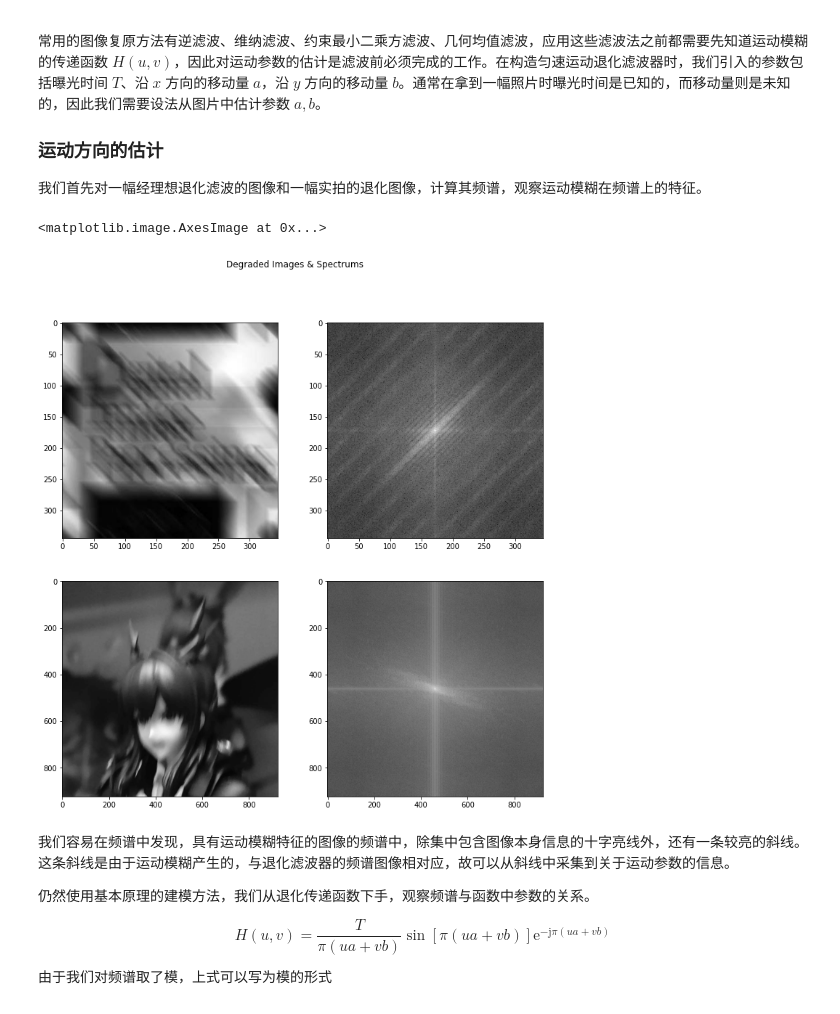
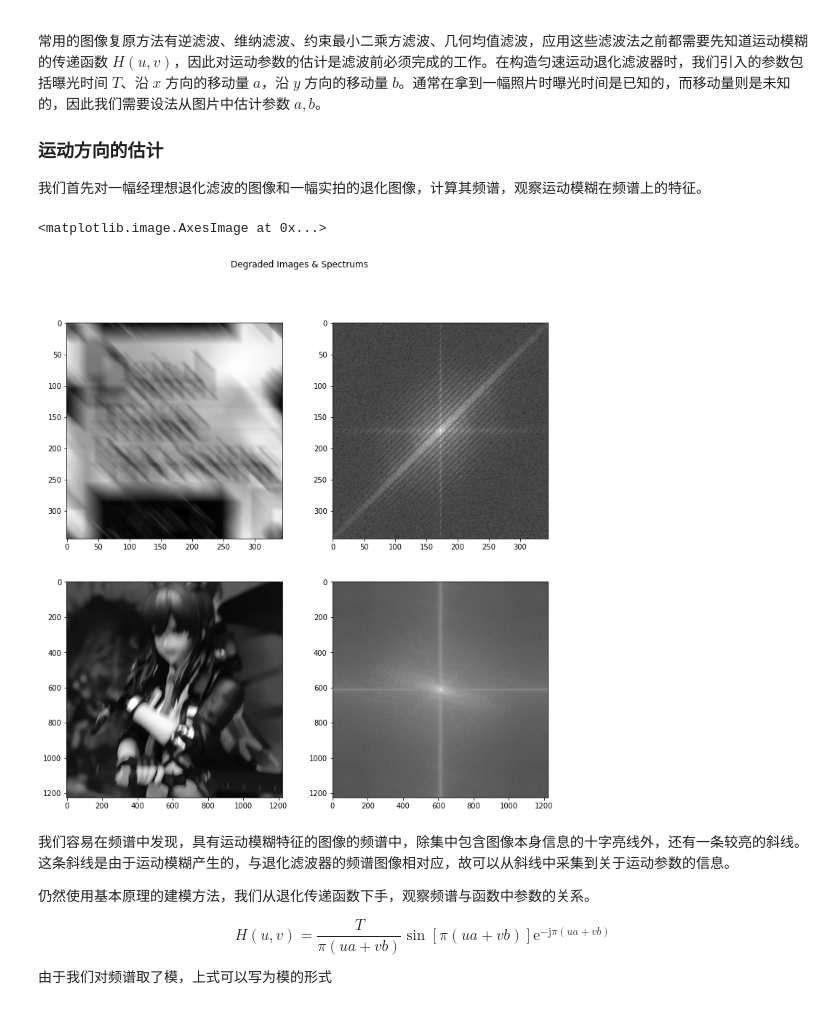
Before and after one commit to KSkun/DIP-Experiments, a Jupyter notebook: motion_degrade/restore.ipynb, the cells around one changed output. Drawn from its saved outputs; the diff is of its cells as text; code cells hidden in the pictures.

```diff
--- a/motion_degrade/restore.ipynb
+++ b/motion_degrade/restore.ipynb
@@ -11,24 +11,24 @@
 # %%
 # 计算理想、实拍运动模糊图像的频谱
 # 为了让频谱值更好被识别，显示之前对频谱取了对数
 import matplotlib.pyplot as plt
 import numpy as np
 
-book_cover_filt = plt.imread('book_cover_filt.jpg')
+book_cover_filt = np.uint8(np.multiply(plt.imread('book_cover_filt.png'), 255))
 book_cover_filt_fft = np.fft.fftshift(np.fft.fft2(book_cover_filt))
 
-chen_figure_filt = plt.imread('chen_figure2.jpg')
+chen_figure_filt = plt.imread('chen_figure.jpg')
 chen_figure_filt_fft = np.fft.fftshift(np.fft.fft2(chen_figure_filt))
 
 fig, ((ax11, ax12), (ax21, ax22)) = plt.subplots(2, 2, figsize=(12, 12))
 fig.suptitle('Degraded Images & Spectrums')
 ax11.imshow(book_cover_filt, cmap='gray')
 ax12.imshow(np.log(np.abs(book_cover_filt_fft)), cmap='gray')
 ax21.imshow(chen_figure_filt, cmap='gray')
 ax22.imshow(np.log(np.abs(chen_figure_filt_fft)), cmap='gray')
 # %% [output]
 <matplotlib.image.AxesImage at 0x...>
-[figure, old version]
+[figure, new version]
 # %% [markdown]
 我们容易在频谱中发现，具有运动模糊特征的图像的频谱中，除集中包含图像本身信息的十字亮线外，还有一条较亮的斜线。这条斜线是由于运动模糊产生的，与退化滤波器的频谱图像相对应，故可以从斜线中采集到关于运动参数的信息。
 
```
Also changed, not shown: parts of 8 cells of this notebook, 8 other files.
